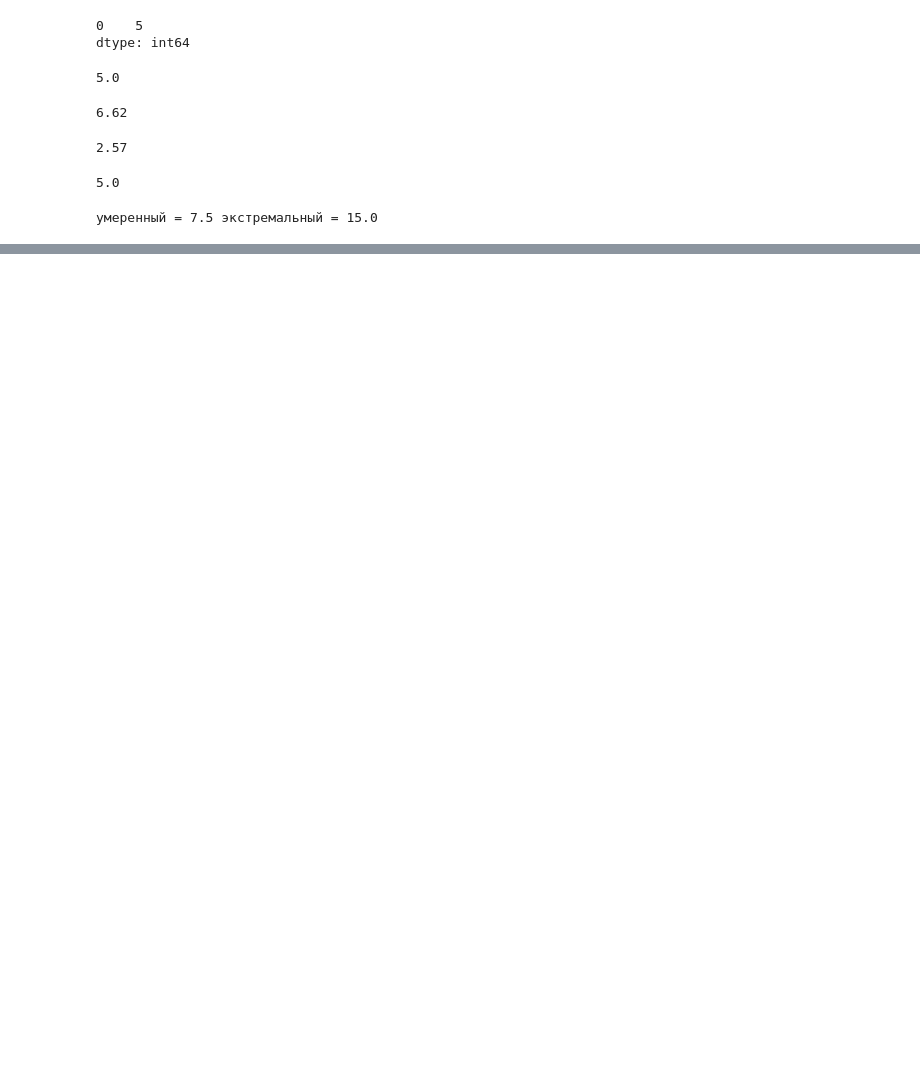
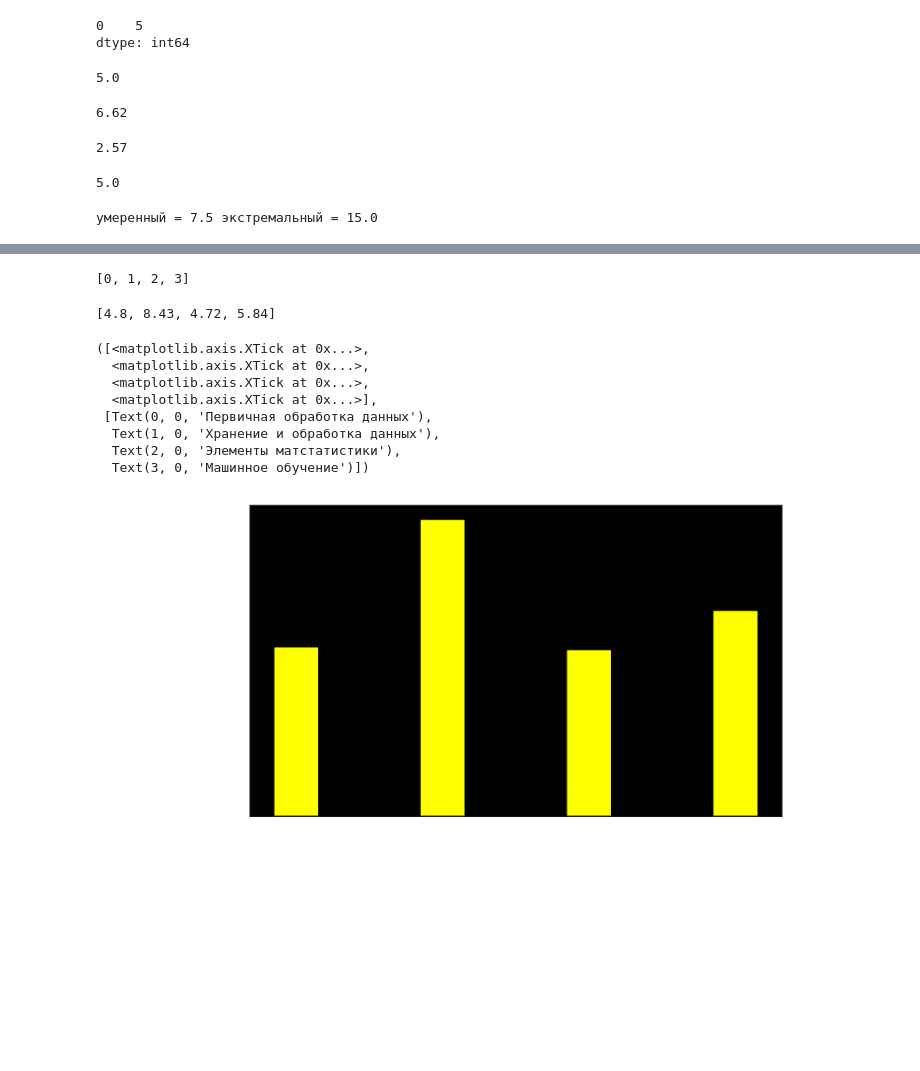
Before and after one commit to larikhin/Data_Analysis_ML, a Jupyter notebook: методы_статистики.ipynb, the cells around one changed output, grey strips where cells are left out. Cells and saved outputs as stored; diff of their text form; code cells hidden in the pictures; blank space fills up the shorter version.

```diff
--- a/методы_статистики.ipynb
+++ b/методы_статистики.ipynb
@@ -119,0 +128,3 @@ print('умеренный = '+ str(moderate), 'экстремальный = ' +
+# %%
+k = pd.DataFrame(data)
+k
@@ -119,0 +137,4 @@ print('умеренный = '+ str(moderate), 'экстремальный = ' +
+# %%
+k_ln = k.iloc[:,1:2 ]
+k_ln = np.log(k_ln)
+k_ln
@@ -119,0 +147,50 @@ print('умеренный = '+ str(moderate), 'экстремальный = ' +
+# %%
+# Создаем подписи для оси Х
+x_name = list(k.iloc[:,0])
+x = list(range(len(x_name)))
+x
+# %% [output]
+[0, 1, 2, 3]
+# %%
+height_data = list(round(k_ln.iloc[:,0],2))
+height_data
+# %% [output]
+[4.8, 8.43, 4.72, 5.84]
+# %%
+import matplotlib
+import matplotlib.pyplot as plt
+#%matplotlib inline
+#import matplotlib as mpl
+#mpl.rcParams['figure.dpi'] = 300
+
+# цвета графика
+plt.rcParams['axes.facecolor'] = 'black'
+COLOR = 'white'
+mpl.rcParams['text.color'] = COLOR
+mpl.rcParams['axes.labelcolor'] = COLOR
+mpl.rcParams['xtick.color'] = COLOR
+mpl.rcParams['ytick.color'] = COLOR
+
+# поворот подписи на 45 градусов
+fig,ax = plt.subplots()
+fig.autofmt_xdate(rotation=45)
+
+# рисуем график
+plt.bar(x, height_data, color='yellow',  width=0.3)
+plt.xlabel("Подпись под X")
+plt.ylabel("Подпись слева Y")
+
+# маппинг чисел и подписей
+plt.xticks(x, x_name)
+
+# plt.show()
+# %% [output]
+([<matplotlib.axis.XTick at 0x...>,
+  <matplotlib.axis.XTick at 0x...>,
+  <matplotlib.axis.XTick at 0x...>,
+  <matplotlib.axis.XTick at 0x...>],
+ [Text(0, 0, 'Первичная обработка данных'),
+  Text(1, 0, 'Хранение и обработка данных'),
+  Text(2, 0, 'Элементы матстатистики'),
+  Text(3, 0, 'Машинное обучение')])
+[figure, added]
```
Also changed, not shown: parts of 3 cells of this notebook.
